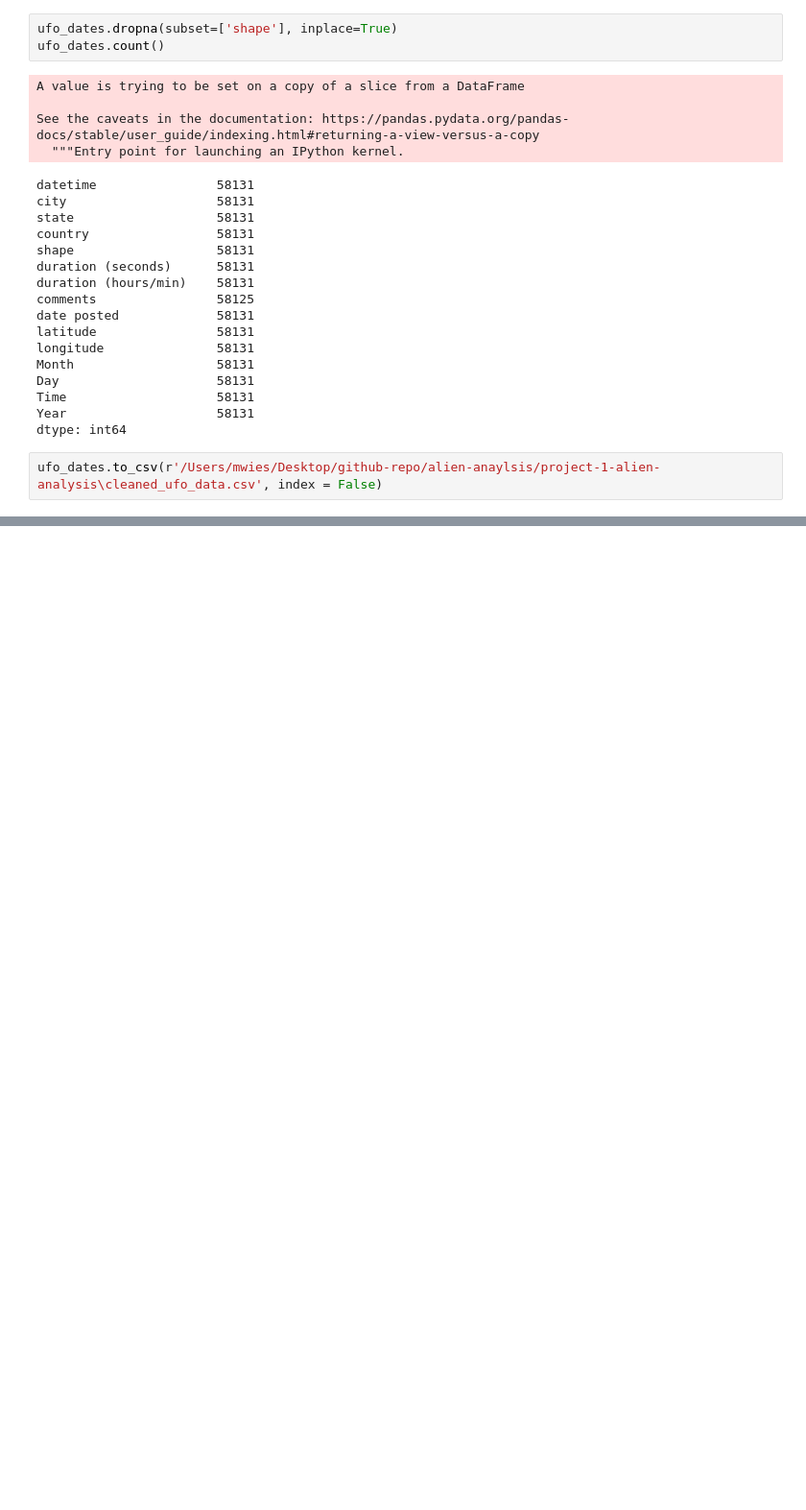
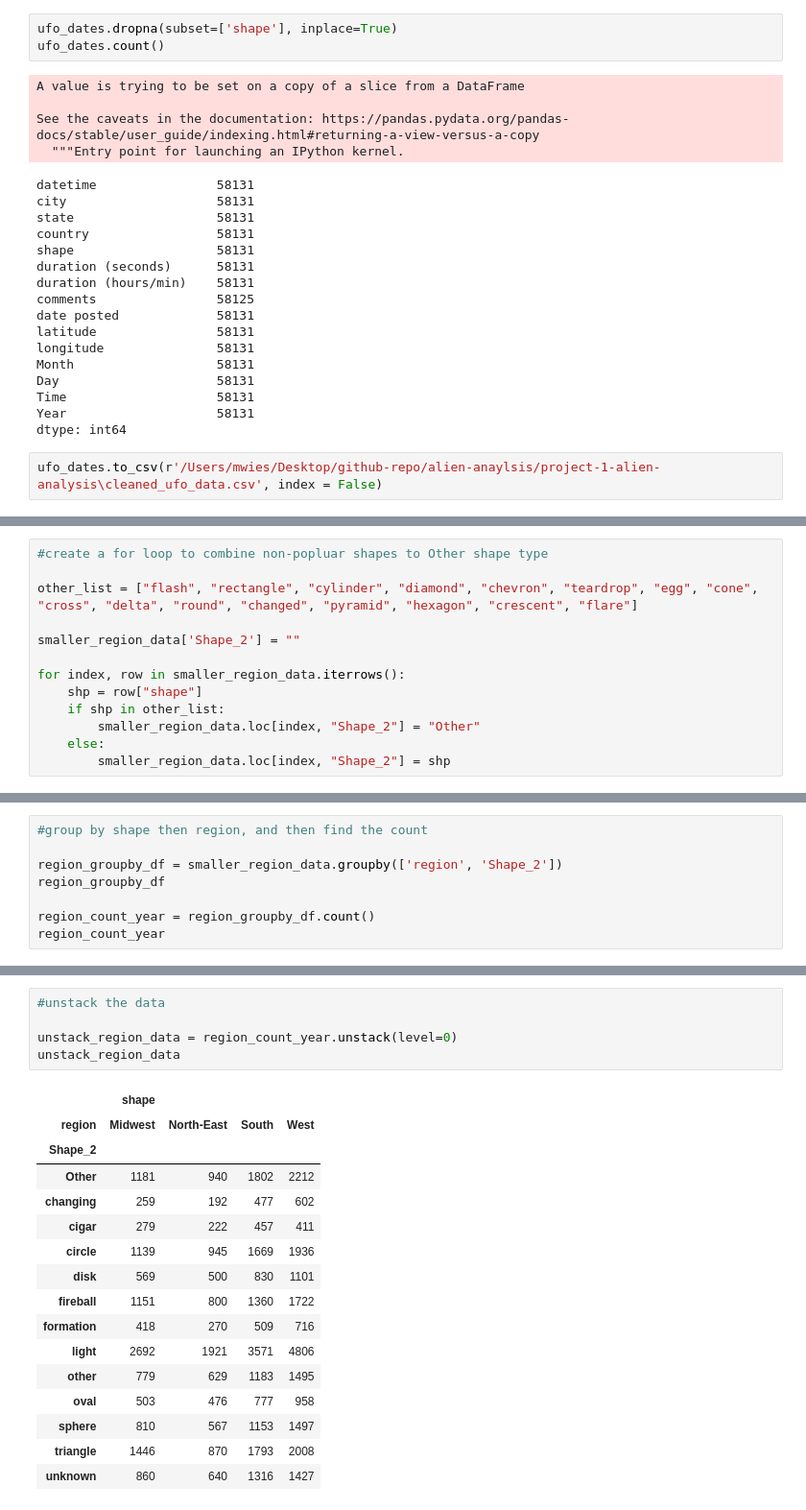
Before and after one commit to mmegancross/project-1-alien-analysis, a Jupyter notebook: UFO_dataset_trimmed.ipynb, the cells around one changed output, grey strips where cells are left out. Shown at 96% size. Drawn from its saved outputs; the diff is of its cells as text; blank space fills up the shorter version.

```diff
--- a/UFO_dataset_trimmed.ipynb
+++ b/UFO_dataset_trimmed.ipynb
@@ -670,0 +733,13 @@ plt.show()
+# %%
+#create a for loop to combine non-popluar shapes to Other shape type
+
+other_list = ["flash", "rectangle", "cylinder", "diamond", "chevron", "teardrop", "egg", "cone", "cross", "delta", "round", "changed", "pyramid", "hexagon", "crescent", "flare"]
+
+smaller_region_data['Shape_2'] = ""
+
+for index, row in smaller_region_data.iterrows():
+    shp = row["shape"]
+    if shp in other_list:
+        smaller_region_data.loc[index, "Shape_2"] = "Other"
+    else:
+        smaller_region_data.loc[index, "Shape_2"] = shp
@@ -670,0 +773,8 @@ plt.show()
+# %%
+#group by shape then region, and then find the count
+
+region_groupby_df = smaller_region_data.groupby(['region', 'Shape_2'])
+region_groupby_df
+
+region_count_year = region_groupby_df.count()
+region_count_year
@@ -670,0 +800,22 @@ plt.show()
+# %%
+#unstack the data
+
+unstack_region_data = region_count_year.unstack(level=0)
+unstack_region_data
+# %% [output]
+|  | shape |  |  |  |
+| region | Midwest | North-East | South | West |
+| Shape_2 |  |  |  |  |
+| Other | 1181 | 940 | 1802 | 2212 |
+| changing | 259 | 192 | 477 | 602 |
+| cigar | 279 | 222 | 457 | 411 |
+| circle | 1139 | 945 | 1669 | 1936 |
+| disk | 569 | 500 | 830 | 1101 |
+| fireball | 1151 | 800 | 1360 | 1722 |
+| formation | 418 | 270 | 509 | 716 |
+| light | 2692 | 1921 | 3571 | 4806 |
+| other | 779 | 629 | 1183 | 1495 |
+| oval | 503 | 476 | 777 | 958 |
+| sphere | 810 | 567 | 1153 | 1497 |
+| triangle | 1446 | 870 | 1793 | 2008 |
+| unknown | 860 | 640 | 1316 | 1427 |
```
Also changed, not shown: parts of 62 cells of this notebook, 1 other file.
